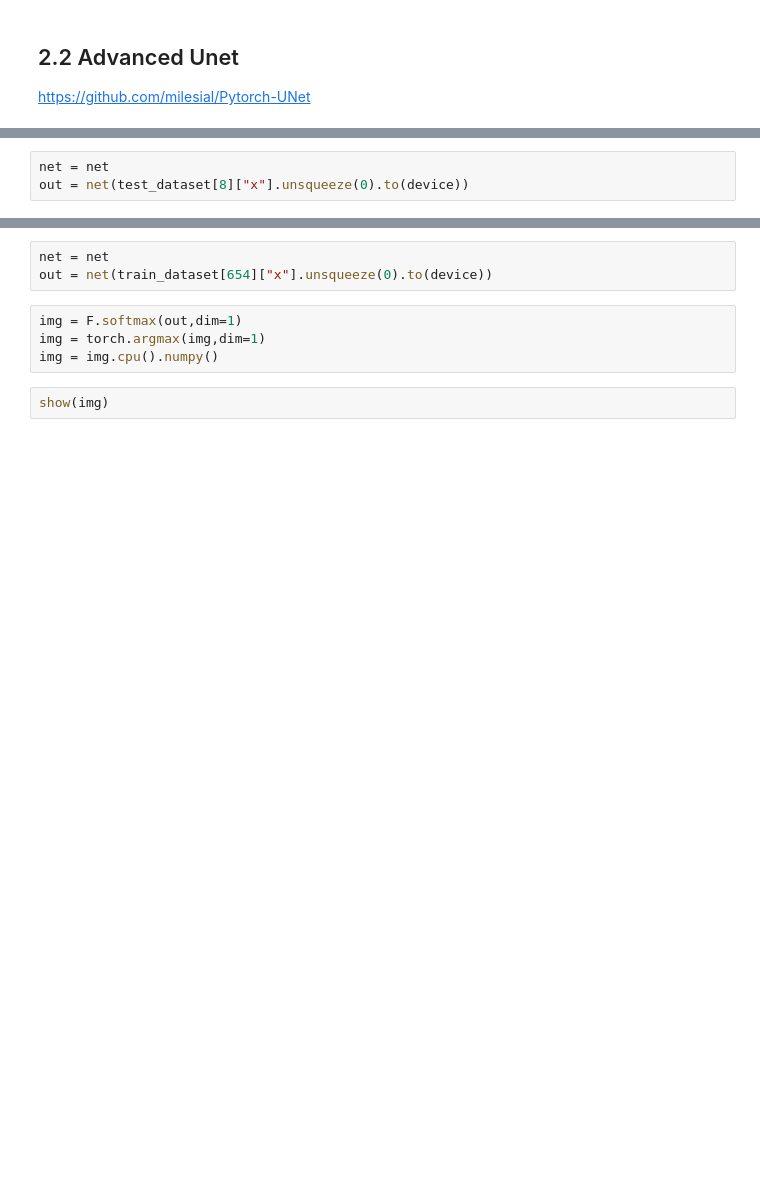
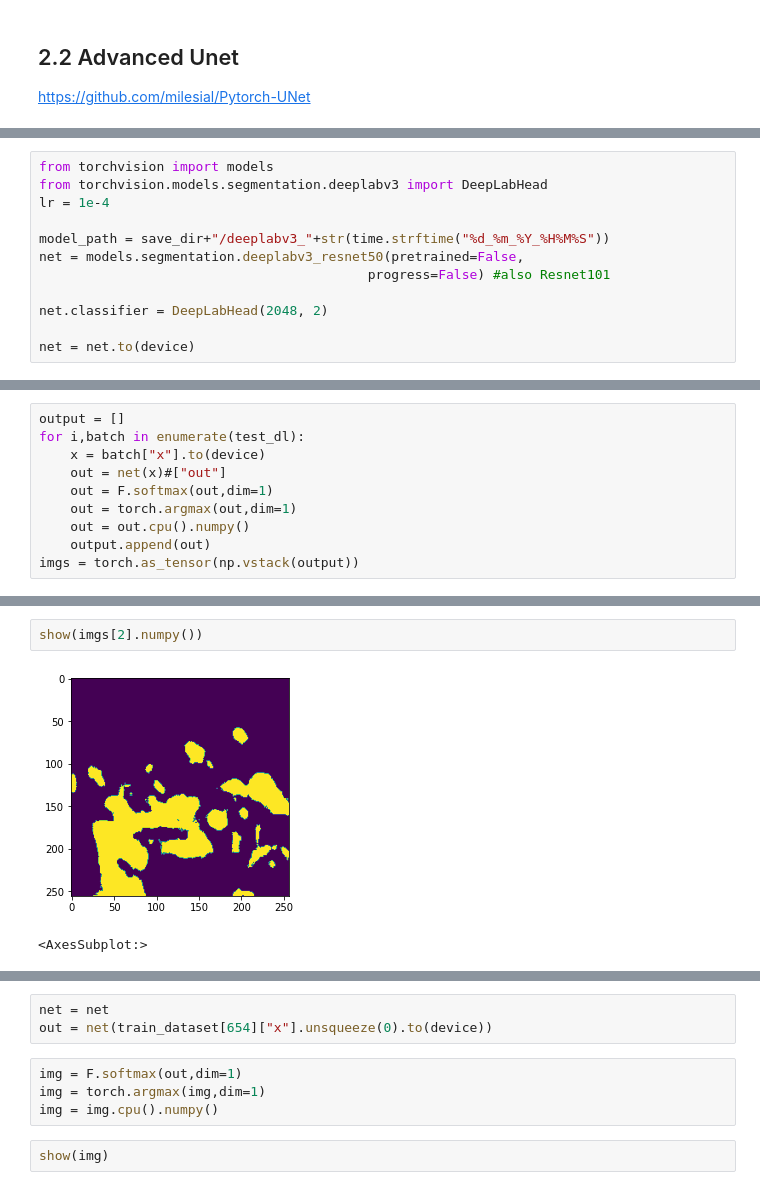
Before and after one commit to cluel01/SA_semantic_segmentation, a Jupyter notebook: 1_Model_Training.ipynb, the cells around one changed output, grey strips where cells are left out. Cells and saved outputs as stored; diff of their text form; blank space fills up the shorter version.

```diff
--- a/1_Model_Training.ipynb
+++ b/1_Model_Training.ipynb
@@ -219 +141,13 @@ net = net.to(device=device)
+# %%
+from torchvision import models
+from torchvision.models.segmentation.deeplabv3 import DeepLabHead
+lr = 1e-4
+
+model_path = save_dir+"/deeplabv3_"+str(time.strftime("%d_%m_%Y_%H%M%S"))
+net = models.segmentation.deeplabv3_resnet50(pretrained=False,
+                                          progress=False) #also Resnet101
+
+net.classifier = DeepLabHead(2048, 2)
+
+net = net.to(device)
 # %%
@@ -262,3 +183,0 @@ Evaluation based on test dataset
-# %%
-net = net
-out = net(test_dataset[8]["x"].unsqueeze(0).to(device))
@@ -273,0 +191,10 @@ show(img)
+# %%
+output = []
+for i,batch in enumerate(test_dl):
+    x = batch["x"].to(device)
+    out = net(x)#["out"]
+    out = F.softmax(out,dim=1)
+    out = torch.argmax(out,dim=1)
+    out = out.cpu().numpy()
+    output.append(out)
+imgs = torch.as_tensor(np.vstack(output))
@@ -274 +237,6 @@ show(img)
+# %%
+show(imgs[2].numpy())
+# %% [output]
+[figure, added]
+<AxesSubplot:>
 # %%
```
Also changed, not shown: parts of 57 cells of this notebook, 6 other files.
